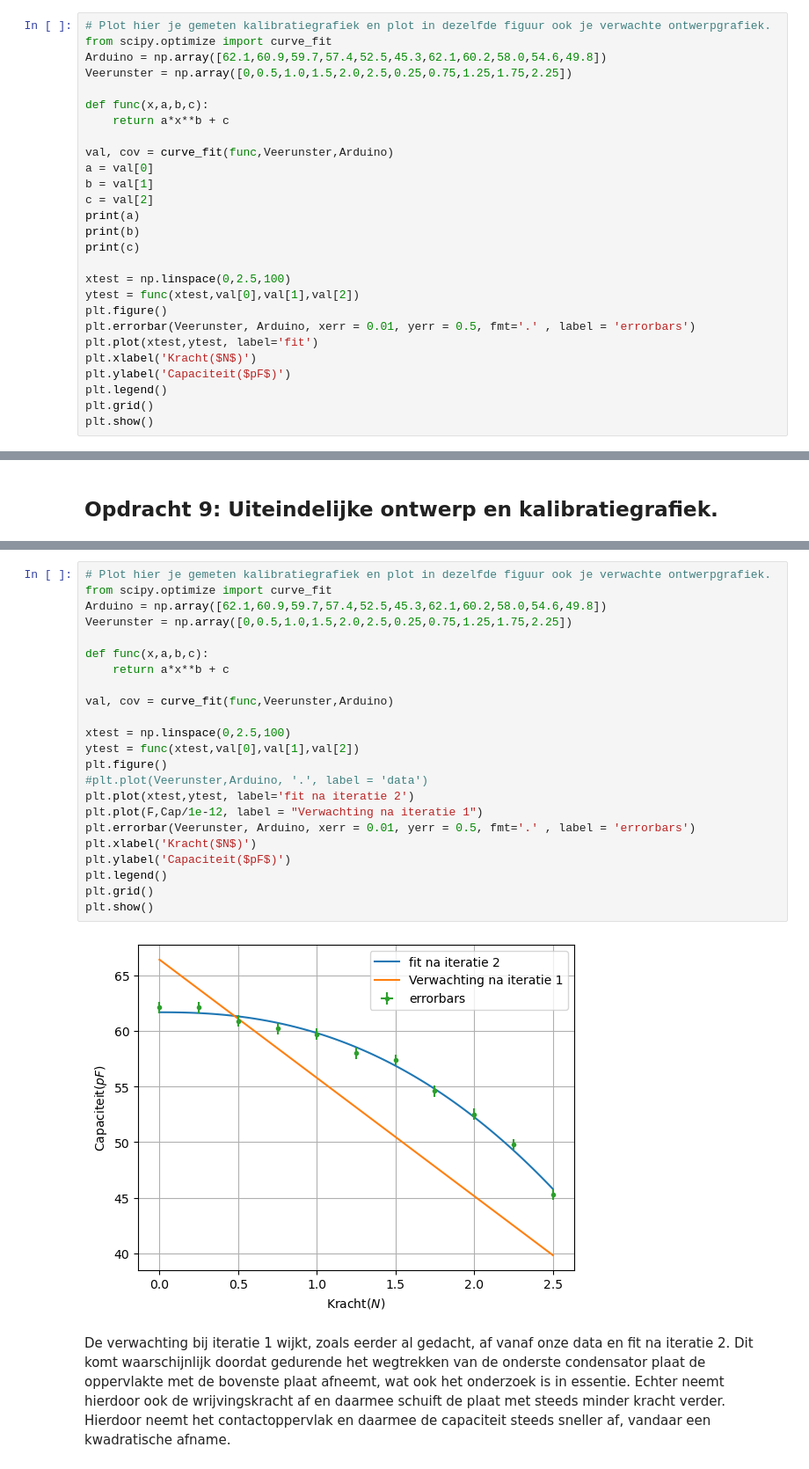
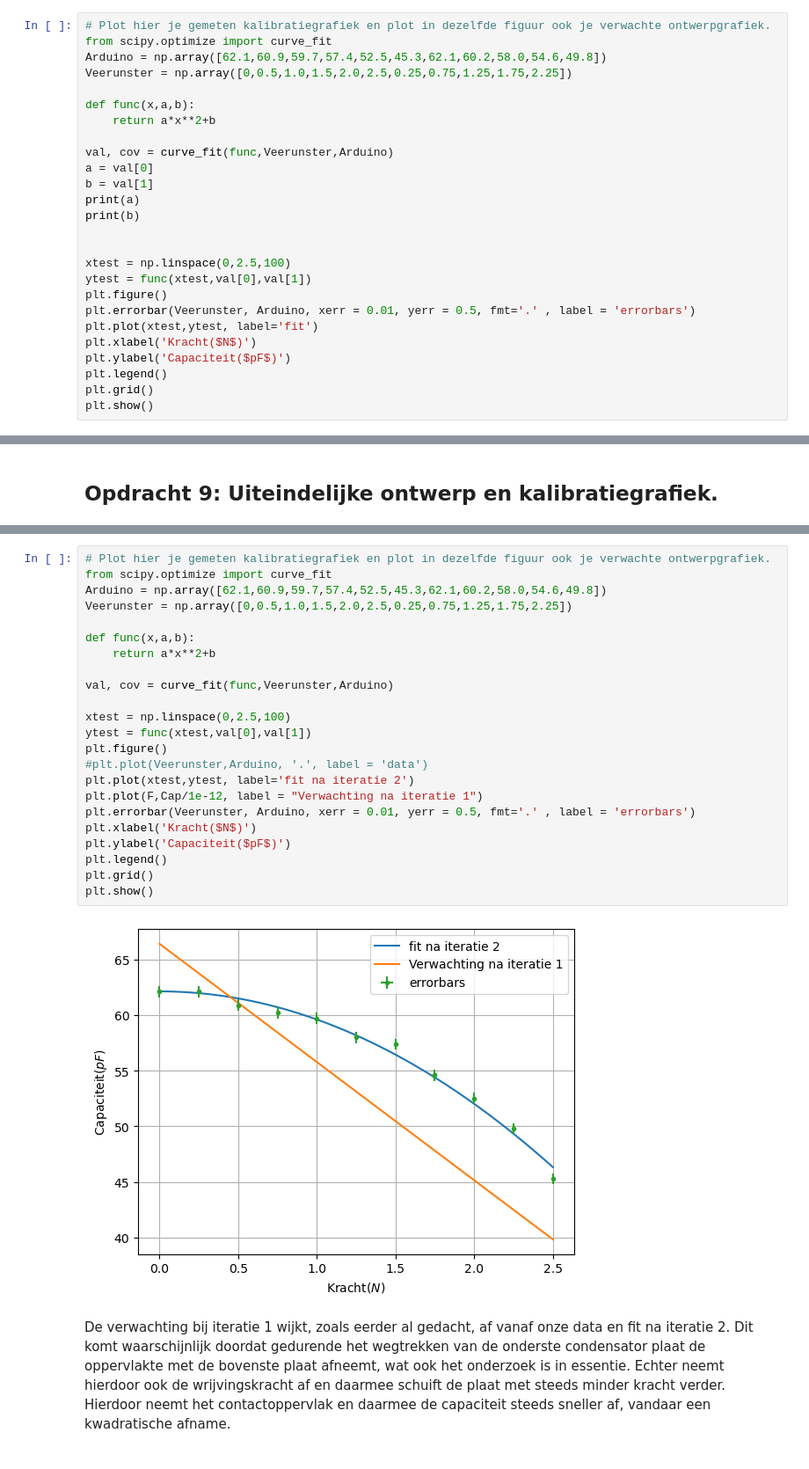
Before and after one commit to Fynn-Vrolijk123/DEF-D-Fynn-Vrolijk, a Jupyter notebook: FysiekeOntwerpopdrachten/2OntwerpEenSensorCondensator/DEFOntwerpopdracht2OntwerpEenSensorInvulTemplate.ipynb, the cells around one changed output, grey strips where cells are left out. Shown at 88% size. Saved outputs shown, nothing was run; the diff lists cells and outputs as text.

```diff
--- a/FysiekeOntwerpopdrachten/2OntwerpEenSensorCondensator/DEFOntwerpopdracht2OntwerpEenSensorInvulTemplate.ipynb
+++ b/FysiekeOntwerpopdrachten/2OntwerpEenSensorCondensator/DEFOntwerpopdracht2OntwerpEenSensorInvulTemplate.ipynb
@@ -148,19 +148,18 @@ from scipy.optimize import curve_fit
 Arduino = np.array([62.1,60.9,59.7,57.4,52.5,45.3,62.1,60.2,58.0,54.6,49.8])
 Veerunster = np.array([0,0.5,1.0,1.5,2.0,2.5,0.25,0.75,1.25,1.75,2.25])
 
-def func(x,a,b,c):
-    return a*x**b + c
+def func(x,a,b):
+    return a*x**2+b
 
 val, cov = curve_fit(func,Veerunster,Arduino)
 a = val[0]
 b = val[1]
-c = val[2]
 print(a)
 print(b)
-print(c)
+
 
 xtest = np.linspace(0,2.5,100)
-ytest = func(xtest,val[0],val[1],val[2])
+ytest = func(xtest,val[0],val[1])
 plt.figure()
 plt.errorbar(Veerunster, Arduino, xerr = 0.01, yerr = 0.5, fmt='.' , label = 'errorbars')
 plt.plot(xtest,ytest, label='fit')
@@ -189,28 +187,28 @@ Onze sensor kan nog verbetered worden door de volgende verbeteringen (minimaal 2
 # %%
 # Plot hier je gemeten kalibratiegrafiek en plot in dezelfde figuur ook je verwachte ontwerpgrafiek.
 from scipy.optimize import curve_fit
 Arduino = np.array([62.1,60.9,59.7,57.4,52.5,45.3,62.1,60.2,58.0,54.6,49.8])
 Veerunster = np.array([0,0.5,1.0,1.5,2.0,2.5,0.25,0.75,1.25,1.75,2.25])
 
-def func(x,a,b,c):
-    return a*x**b + c
+def func(x,a,b):
+    return a*x**2+b
 
 val, cov = curve_fit(func,Veerunster,Arduino)
 
 xtest = np.linspace(0,2.5,100)
-ytest = func(xtest,val[0],val[1],val[2])
+ytest = func(xtest,val[0],val[1])
 plt.figure()
 #plt.plot(Veerunster,Arduino, '.', label = 'data')
 plt.plot(xtest,ytest, label='fit na iteratie 2')
 plt.plot(F,Cap/1e-12, label = "Verwachting na iteratie 1")
 plt.errorbar(Veerunster, Arduino, xerr = 0.01, yerr = 0.5, fmt='.' , label = 'errorbars')
 plt.xlabel('Kracht($N$)')
 plt.ylabel('Capaciteit($pF$)')
 plt.legend()
 plt.grid()
 plt.show()
 # %% [output]
-[figure, old version]
+[figure, new version]
 # %% [markdown]
 De verwachting bij iteratie 1 wijkt, zoals eerder al gedacht, af vanaf onze data en fit na iteratie 2. Dit komt waarschijnlijk doordat gedurende het wegtrekken van de onderste condensator plaat de oppervlakte met de bovenste plaat afneemt, wat ook het onderzoek is in essentie. Echter neemt hierdoor ook de wrijvingskracht af en daarmee schuift de plaat met steeds minder kracht verder. Hierdoor neemt het contactoppervlak en daarmee de capaciteit steeds sneller af, vandaar een kwadratische afname.
 # %% [markdown]
```
Also changed, not shown: parts of 7 cells of this notebook.
